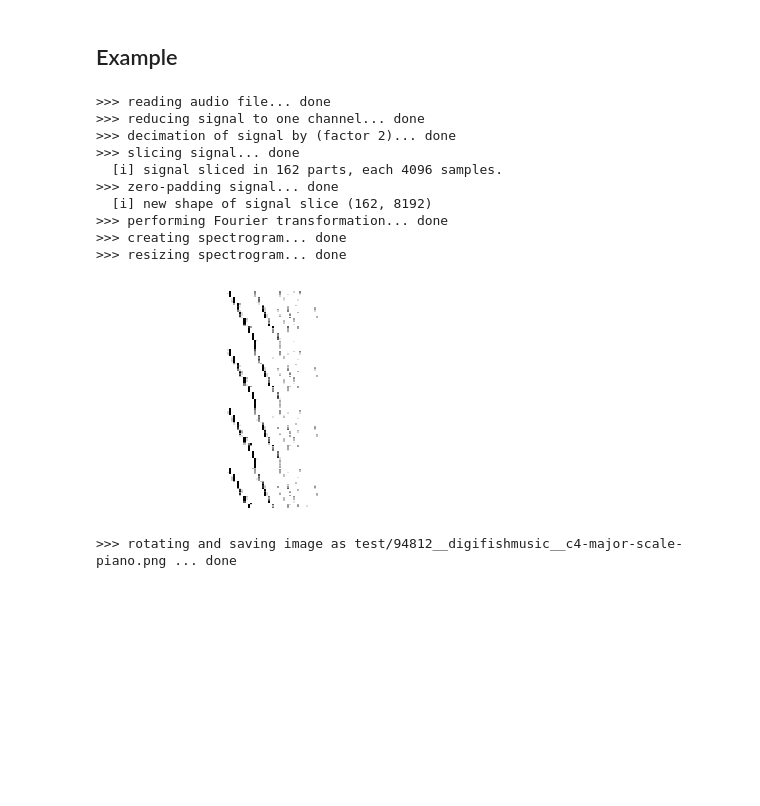
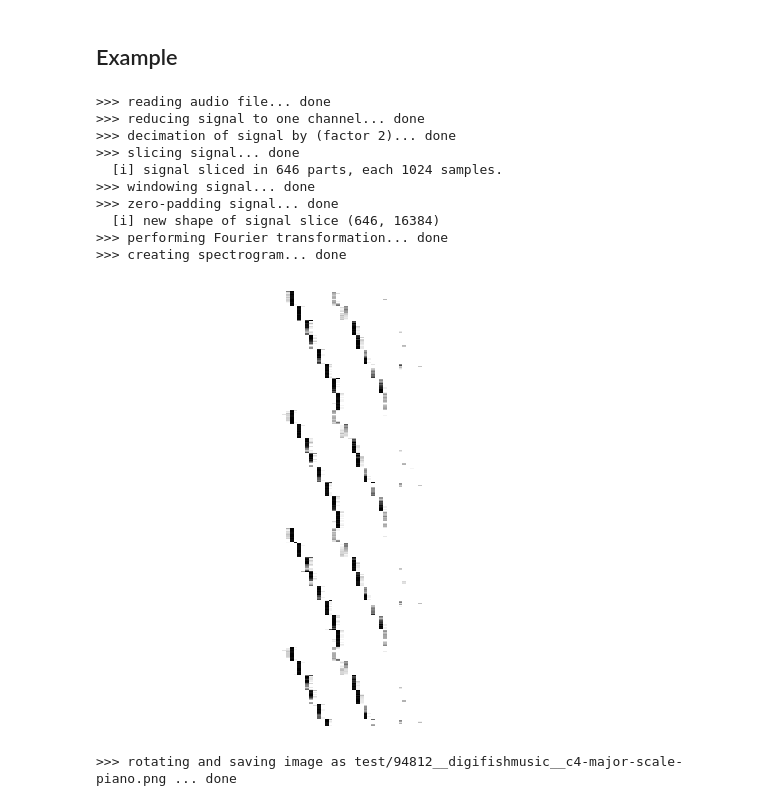
Before and after one commit to damilo/keyestcnn, a Jupyter notebook: 00.hlp/fft/fft.ipynb, the cells around one changed output. Drawn from its saved outputs; the diff is of its cells as text; code cells hidden in the pictures; blank space fills up the shorter version.

```diff
--- a/00.hlp/fft/fft.ipynb
+++ b/00.hlp/fft/fft.ipynb
@@ -156,3 +158,19 @@ def dft_signal (sig_fs, sig_slices):
+# %%
+# ----- zero-padding of signal
+# number of samples of the time-domain signal dictate the resolution in the frequency-domain
+PARAM_N_ZEROS = (1<<14) - PARAM_N # PARAM: number of zeros to add
+
+import numpy as np
+
+def zpad_signal (sig_slices):
+    print ('>>> zero-padding signal...', end=' ', flush=True)
+    sig_slices_zpad = np.empty ((sig_slices.shape[0], sig_slices.shape[1]+PARAM_N_ZEROS))
+    for i in range (sig_slices.shape[0]):
+        sig_slices_zpad[i] = np.append (sig_slices[i], np.full (PARAM_N_ZEROS, 0, dtype=sig_slices[i].dtype))
+    print ('done')
+    print ('  [i] new shape of signal slice', sig_slices_zpad.shape)
+
+    return sig_slices_zpad
 # %%
 print ('[i] Parameters:')
 print ('    decimation factor:', PARAM_DEC_FAC)
@@ -195,8 +213,8 @@ twtet_pitches = twtet_pitches.flatten ()
 twtet_pitches = twtet_pitches[:128]
 
 # we take only 108 pitches (extended piano)
-#pitch_C0_midi = 12
-#twtet_pitches = twtet_pitches[pitch_C0_midi:120]
+pitch_C0_midi = 12
+twtet_pitches = twtet_pitches[pitch_C0_midi:128]
 
 # only take 88 pitches (standard piano)
 #pitch_A0_midi = 21
@@ -206,6 +224,8 @@ twtet_pitches = twtet_pitches[:128]
 pitch_A4_midi = 69
 print ('[i] 12-TET pitches')
 print ('    count:', twtet_pitches.size)
-print ('    example: A4= {} Hz'.format (twtet_pitches[pitch_A4_midi]))
+print ('    example: A4= {} Hz'.format (twtet_pitches[pitch_A4_midi-pitch_C0_midi]))
+
+print (twtet_pitches[-1]-twtet_pitches[0])
 # %% [output]
 [i] 12-TET pitches
@@ -220,7 +241,7 @@ def create_spectrogram (sig_fft_mags, freq_bins_f):
     print ('>>> creating spectrogram...', end=' ', flush=True)
     spectro = np.zeros (twtet_pitches.shape[0]-1)
     # get only some values of the fft magnitudes
-    n_fft_mags = 1<<5
+    n_fft_mags = 1<<6
     for i in range (sig_fft_mags.shape[0]):
         cpy = np.copy (sig_fft_mags[i])
         freq_list = []
@@ -340,7 +333,7 @@ sig_prep_fs, sig_prep = prepare_signal (sig_fs, sig)
 
 sig_prep_slices = slice_signal (sig_prep)
 
-#sig_prep_slices_win = window_signal (sig_prep_slices)
+sig_prep_slices_win = window_signal (sig_prep_slices)
 
 sig_prep_slices_zpad = zpad_signal (sig_prep_slices)
 
@@ -348,32 +341,33 @@ sig_fft_mags, freq_bins_f = dft_signal (sig_prep_fs, sig_prep_slices_zpad)
 
 spectro = create_spectrogram (sig_fft_mags, freq_bins_f)
 
-spectro = resize_spectrogram (spectro)
+#spectro = resize_spectrogram (spectro)
 # %% [output]
 >>> reading audio file... done
 >>> reducing signal to one channel... done
 >>> decimation of signal by (factor 2)... done
 >>> slicing signal... done
-  [i] signal sliced in 162 parts, each 4096 samples.
+  [i] signal sliced in 646 parts, each 1024 samples.
+>>> windowing signal... done
 >>> zero-padding signal... done
-  [i] new shape of signal slice (162, 8192)
+  [i] new shape of signal slice (646, 16384)
 >>> performing Fourier transformation... done
 >>> creating spectrogram... done
->>> resizing spectrogram... done
 # %%
 import matplotlib.pyplot as plt
 %matplotlib inline
 
 fig, axs = plt.subplots (1, 1, sharex=True)
 extent = [0, twtet_pitches.size, 0, 1]
 axs.imshow (spectro, aspect='auto', cmap="binary", extent=extent)
 axs.axis ('off')
 axs.axes.get_xaxis().set_visible (False)
 axs.axes.get_yaxis().set_visible (False)
 
+fig.set_size_inches (8, 8)
 plt.show ()
 # %% [output]
-[figure, old version]
+[figure, new version]
 # %%
 # ----- edit images: convert to 8 Bit and rotate by 90 degrees
 from PIL import Image
```
Also changed, not shown: parts of 10 cells of this notebook, 1 other file.
